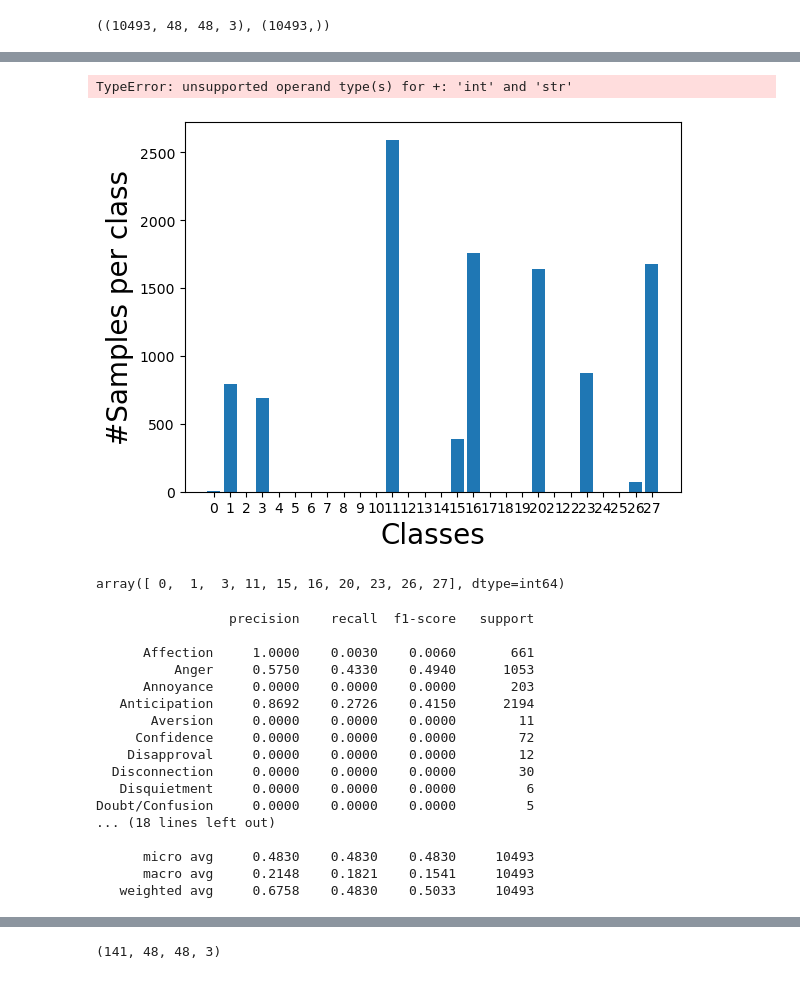
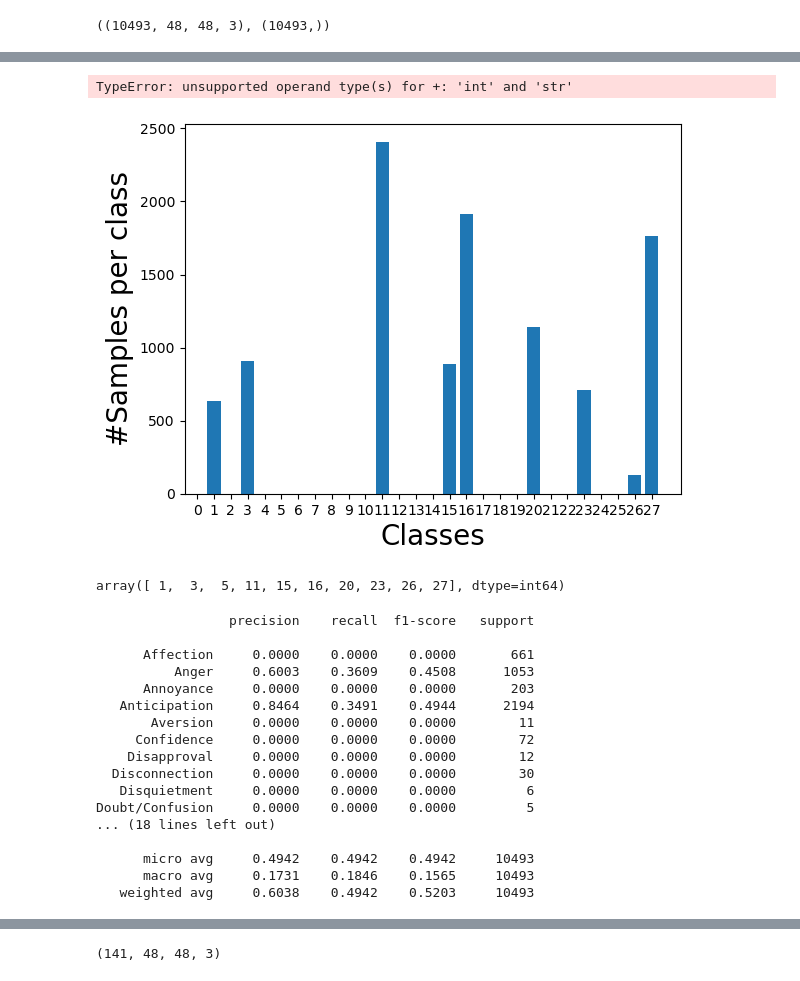
Before and after one commit to afnansyed/Cue-Cetera, a Jupyter notebook: ModelControl/training/test.ipynb, the cells around one changed output, grey strips where cells are left out. Drawn from its saved outputs; the diff is of its cells as text; code cells hidden in the pictures.

Commit message:
ML model updates

```diff
--- a/ModelControl/training/test.ipynb
+++ b/ModelControl/training/test.ipynb
@@ -24,11 +24,11 @@ X_test.shape, t_test.shape
 # %% [output]
 ((10493, 48, 48, 3), (10493,))
 # %%
-X_test = tf.keras.applications.mobilenet_v2.preprocess_input(X_test)
+#X_test = tf.keras.applications.mobilenet_v2.preprocess_input(X_test)
 # %%
 import joblib
 
-model3 = joblib.load('models/Model3_trained.pkl');
+model3 = joblib.load('models/Model3_trained_updated.pkl');
 # %% [output]
 Keras model archive loading:
 File Name                                             Modified             Size
@@ -60,18 +60,18 @@ y_test = np.argmax(model3.predict(X_test), axis=1)
 # %%
 vals, counts = np.unique(y_test, return_counts=True)
 
 plt.bar(vals, counts)
 plt.xticks(range(28), range(28))
 plt.xlabel('Classes',size=20)
 plt.ylabel('#Samples per class', size=20)
-plt.title('Training Data (Total = '+str(X_test.shape[1]+' samples)', size=15));
+plt.title('Test Data (Total = '+str(X_test.shape[1]+' samples)', size=15));
 # %% [output]
 TypeError: unsupported operand type(s) for +: 'int' and 'str'
-[figure, old version]
+[figure, new version]
 # %%
 np.unique(y_test)
 # %% [output]
-array([ 0,  1,  3, 11, 15, 16, 20, 23, 26, 27], dtype=int64)
+array([ 1,  3,  5, 11, 15, 16, 20, 23, 26, 27], dtype=int64)
 # %%
 #print(classification_report(t_test, y_test, target_names=emotions_list))
 
@@ -80,10 +80,10 @@ print(classification_report(t_test, y_test,labels=np.arange(0,len(emotions_list)
 # %% [output]
                  precision    recall  f1-score   support
 
-      Affection     1.0000    0.0030    0.0060       661
-          Anger     0.5750    0.4330    0.4940      1053
+      Affection     0.0000    0.0000    0.0000       661
+          Anger     0.6003    0.3609    0.4508      1053
       Annoyance     0.0000    0.0000    0.0000       203
-   Anticipation     0.8692    0.2726    0.4150      2194
+   Anticipation     0.8464    0.3491    0.4944      2194
        Aversion     0.0000    0.0000    0.0000        11
      Confidence     0.0000    0.0000    0.0000        72
     Disapproval     0.0000    0.0000    0.0000        12
@@ -92,8 +92,8 @@ print(classification_report(t_test, y_test,labels=np.arange(0,len(emotions_list)
 Doubt/Confusion     0.0000    0.0000    0.0000         5
 ... (18 lines left out)
 
-      micro avg     0.4830    0.4830    0.4830     10493
-      macro avg     0.2148    0.1821    0.1541     10493
-   weighted avg     0.6758    0.4830    0.5033     10493
+      micro avg     0.4942    0.4942    0.4942     10493
+      macro avg     0.1731    0.1846    0.1565     10493
+   weighted avg     0.6038    0.4942    0.5203     10493
 # %%
 # Set directories
```
Also changed, not shown: parts of 10 cells of this notebook, 2 other files.
